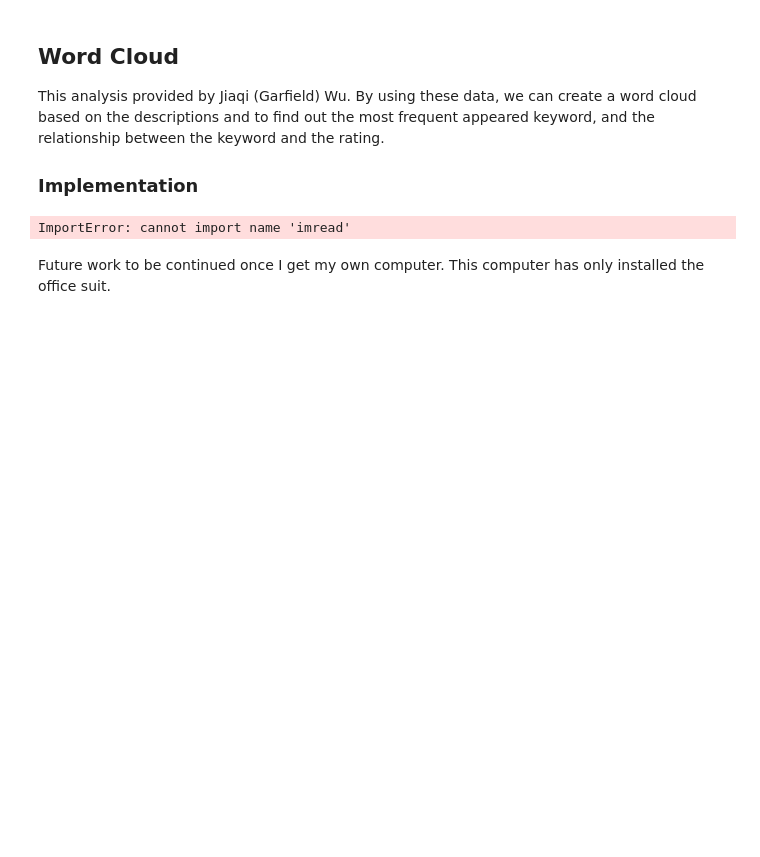
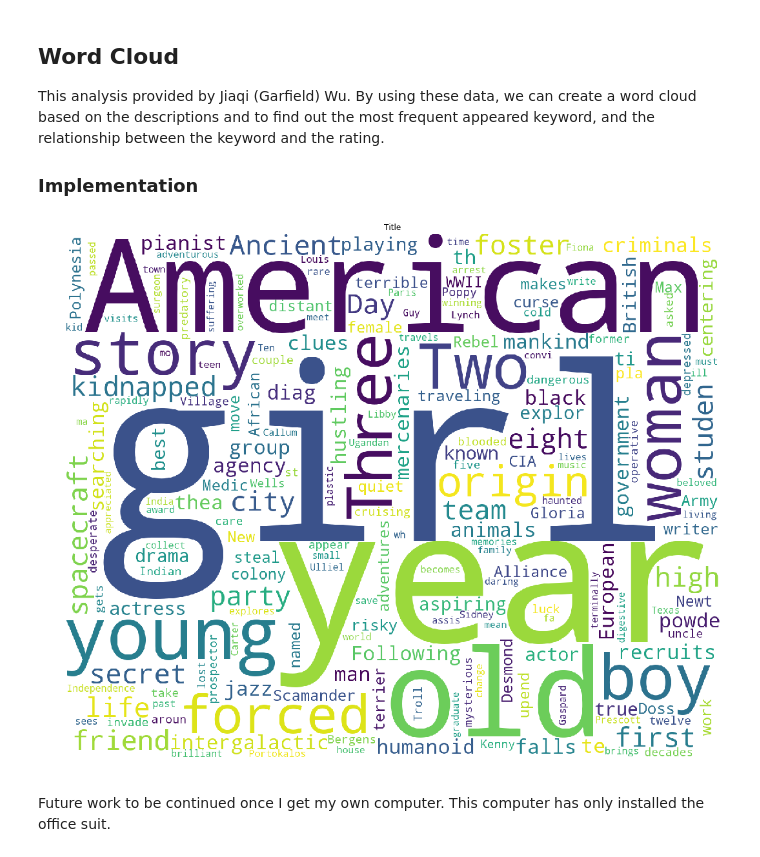
Before and after one commit to billzhonggz/IMDB-Data-Analysis, a Jupyter notebook: Presentation/Presentation-Group4.ipynb, the cells around one changed output. Drawn from its saved outputs; the diff is of its cells as text; code cells hidden in the pictures; blank space fills up the shorter version.

```diff
--- a/Presentation/Presentation-Group4.ipynb
+++ b/Presentation/Presentation-Group4.ipynb
@@ -543,27 +543,32 @@ This analysis provided by Jiaqi (Garfield) Wu. By using these data, we can creat
 
 ### Implementation
 # %%
+import numpy as np
+import pandas as pd
+import matplotlib.pyplot as plt
+%matplotlib inline
+import seaborn as sns
 from os import path
-from scipy.misc import imread
 import matplotlib.pyplot as plt
 import random
 from wordcloud import WordCloud, STOPWORDS
+imdbdata=pd.read_csv('../Dataset/IMDB-Movie-Data.csv')
 text = (str(imdbdata['Description']))
 plt.subplots(figsize=(20,15))
 wordcloud = WordCloud(
                           stopwords=STOPWORDS,
                           background_color='white',
                           width=1500,
                           height=1200
                          ).generate(text)
 
 
 plt.imshow(wordcloud)
 plt.title('Title')
 plt.axis('off')
 plt.show()
 # %% [output]
-ImportError: cannot import name 'imread'
+[figure, added]
 # %% [markdown]
 Future work to be continued once I get my own computer. This computer has only installed the office suit.
 # %% [markdown]
```
